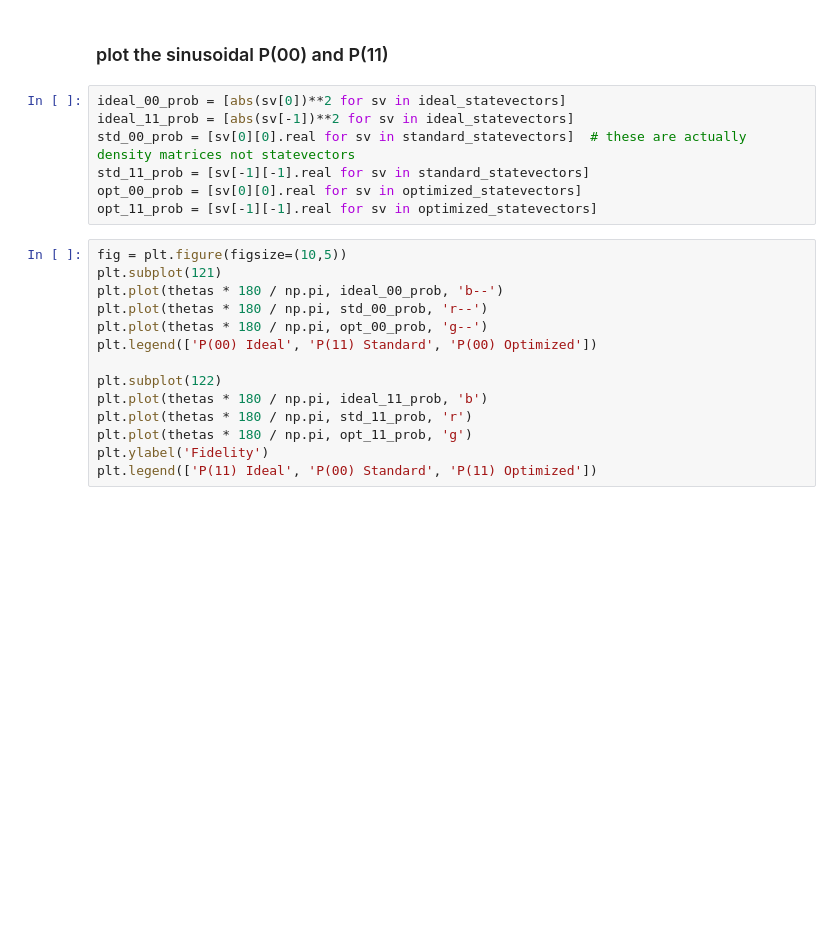
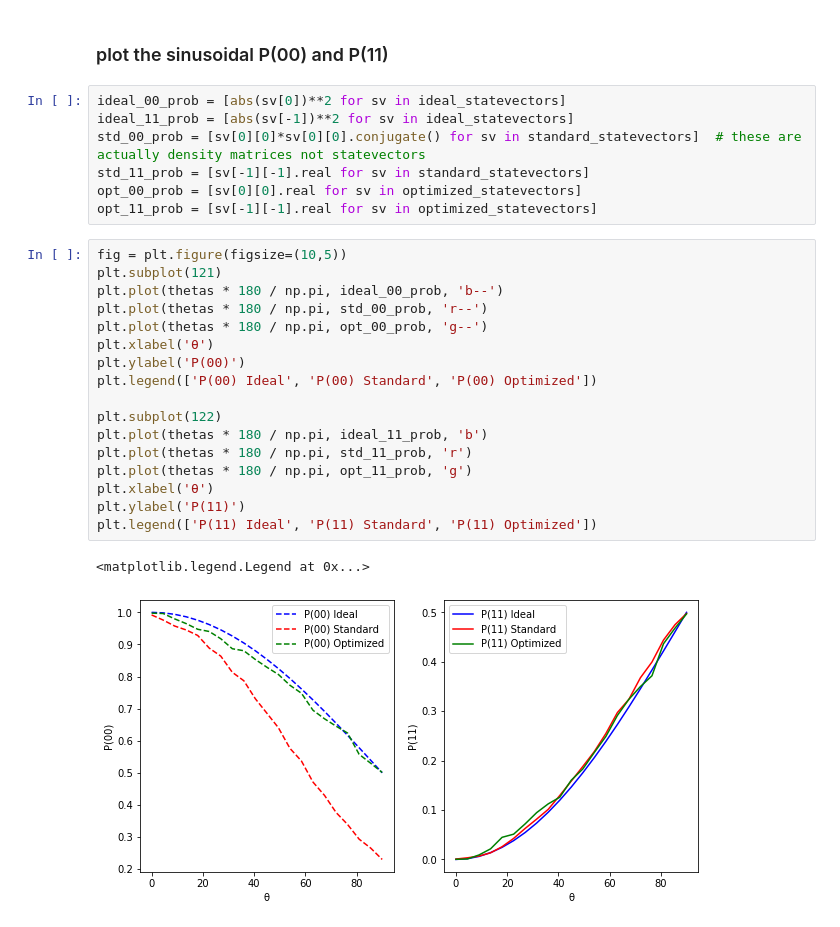
Before and after one commit to singular-value/optimizations_via_openpulse, a Jupyter notebook: ZZ_Tomo.ipynb, the cells around one changed output. Drawn from its saved outputs; the diff is of its cells as text; blank space fills up the shorter version.

```diff
--- a/ZZ_Tomo.ipynb
+++ b/ZZ_Tomo.ipynb
@@ -271,21 +298,27 @@ np.mean(optimized_fidelities)
 # %%
 ideal_00_prob = [abs(sv[0])**2 for sv in ideal_statevectors]
 ideal_11_prob = [abs(sv[-1])**2 for sv in ideal_statevectors]
-std_00_prob = [sv[0][0].real for sv in standard_statevectors]  # these are actually density matrices not statevectors
+std_00_prob = [sv[0][0]*sv[0][0].conjugate() for sv in standard_statevectors]  # these are actually density matrices not statevectors
 std_11_prob = [sv[-1][-1].real for sv in standard_statevectors]
 opt_00_prob = [sv[0][0].real for sv in optimized_statevectors]
 opt_11_prob = [sv[-1][-1].real for sv in optimized_statevectors]
 # %%
 fig = plt.figure(figsize=(10,5))
 plt.subplot(121)
 plt.plot(thetas * 180 / np.pi, ideal_00_prob, 'b--')
 plt.plot(thetas * 180 / np.pi, std_00_prob, 'r--')
 plt.plot(thetas * 180 / np.pi, opt_00_prob, 'g--')
-plt.legend(['P(00) Ideal', 'P(11) Standard', 'P(00) Optimized'])
+plt.xlabel('θ')
+plt.ylabel('P(00)')
+plt.legend(['P(00) Ideal', 'P(00) Standard', 'P(00) Optimized'])
 
 plt.subplot(122)
 plt.plot(thetas * 180 / np.pi, ideal_11_prob, 'b')
 plt.plot(thetas * 180 / np.pi, std_11_prob, 'r')
 plt.plot(thetas * 180 / np.pi, opt_11_prob, 'g')
-plt.ylabel('Fidelity')
-plt.legend(['P(11) Ideal', 'P(00) Standard', 'P(11) Optimized'])
+plt.xlabel('θ')
+plt.ylabel('P(11)')
+plt.legend(['P(11) Ideal', 'P(11) Standard', 'P(11) Optimized'])
+# %% [output]
+<matplotlib.legend.Legend at 0x...>
+[figure, added]
```
Also changed, not shown: parts of 10 cells of this notebook.
